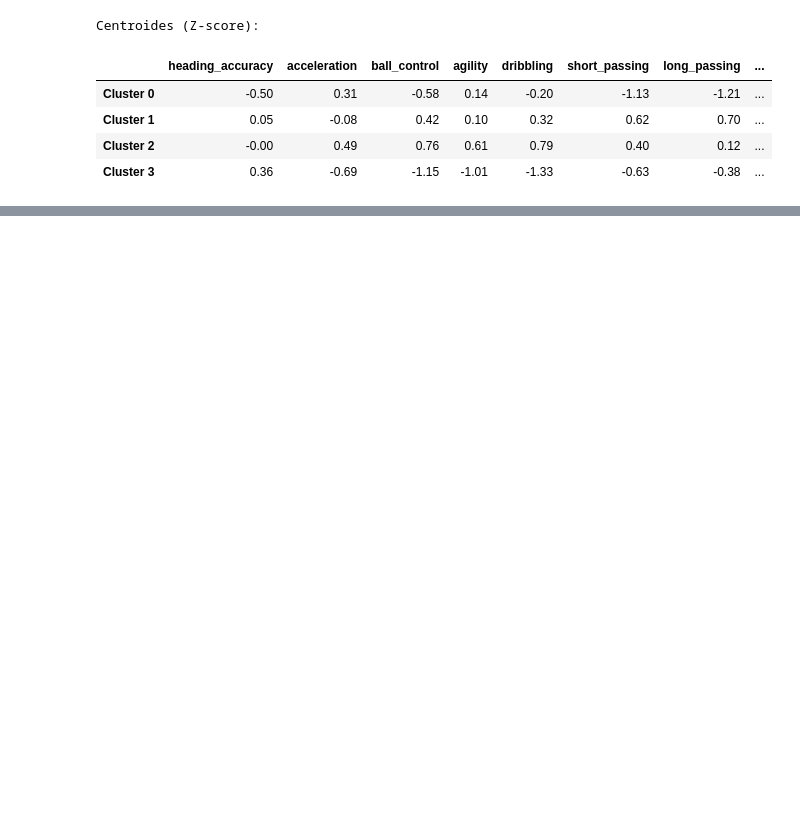
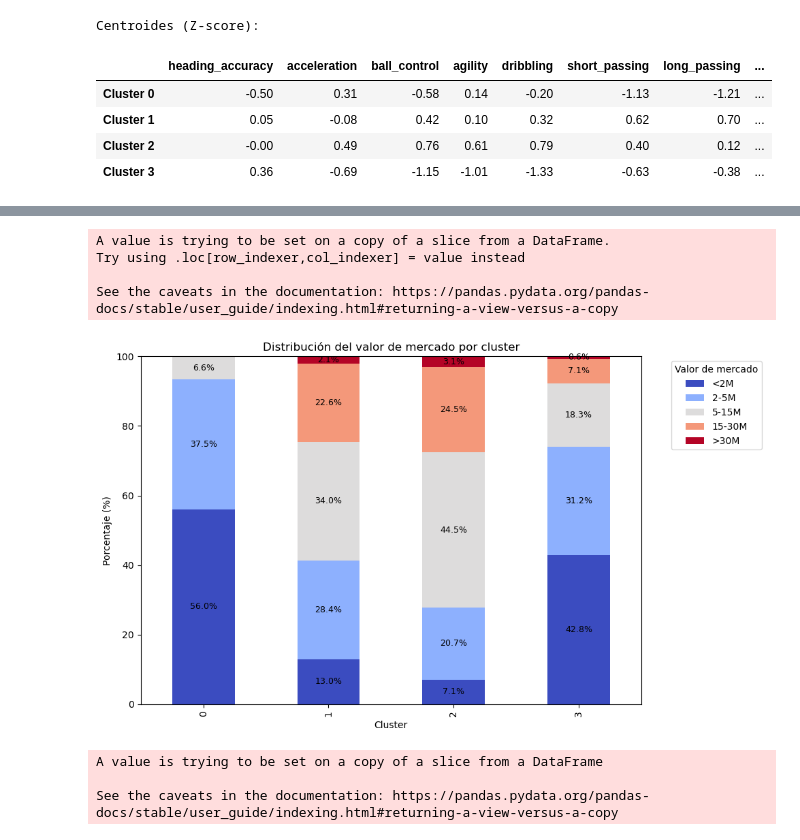
Before and after one commit to javierlara47/TFG, a Jupyter notebook: notebooks/implementacion.ipynb, the cells around one changed output, grey strips where cells are left out. Drawn from its saved outputs; the diff is of its cells as text; code cells hidden in the pictures; blank space fills up the shorter version.

```diff
--- a/notebooks/implementacion.ipynb
+++ b/notebooks/implementacion.ipynb
@@ -1696,0 +1920,47 @@ dtype: float64
+# %%
+import matplotlib.pyplot as plt
+import pandas as pd
+
+# Definir rangos del valor de mercado
+bins = [0, 2_000_000, 5_000_000, 15_000_000, 30_000_000, float('inf')]
+labels = ['<2M', '2-5M', '5-15M', '15-30M', '>30M']
+
+# Crear columna con rangos del valor de mercado
+df_field_players['value_group'] = pd.cut(df_field_players['value'], bins=bins, labels=labels, right=False)
+
+# Crear tabla de contingencia normalizada
+contingency_table = pd.crosstab(df_field_players['Cluster_k4'], df_field_players['value_group'], normalize='index') * 100
+
+# Graficar
+ax = contingency_table.plot(kind='bar', stacked=True, figsize=(10, 6), colormap='coolwarm')
+
+# Añadir porcentajes a cada segmento
+for i, cluster in enumerate(contingency_table.index):
+    cumulative_percentage = 0
+    for value_group in contingency_table.columns:
+        percentage = contingency_table.loc[cluster, value_group]
+        if percentage > 0:
+            ax.text(i, cumulative_percentage + percentage / 2, f'{percentage:.1f}%', ha='center', va='center', fontsize=9, color='black')
+        cumulative_percentage += percentage
+
+# Etiquetas y título
+plt.ylabel('Porcentaje (%)')
+plt.xlabel('Cluster')
+plt.title('Distribución del valor de mercado por cluster')
+plt.ylim(0, 100)
+plt.legend(title='Valor de mercado', bbox_to_anchor=(1.05, 1), loc='upper left')
+
+plt.tight_layout()
+plt.show()
+
+# Eliminar columna temporal
+df_field_players.drop('value_group', axis=1, inplace=True)
+# %% [output]
+A value is trying to be set on a copy of a slice from a DataFrame.
+Try using .loc[row_indexer,col_indexer] = value instead
+
+See the caveats in the documentation: https://pandas.pydata.org/pandas-docs/stable/user_guide/indexing.html#returning-a-view-versus-a-copy
+[figure, added]
+A value is trying to be set on a copy of a slice from a DataFrame
+
+See the caveats in the documentation: https://pandas.pydata.org/pandas-docs/stable/user_guide/indexing.html#returning-a-view-versus-a-copy
```
Also changed, not shown: parts of 19 cells of this notebook.
